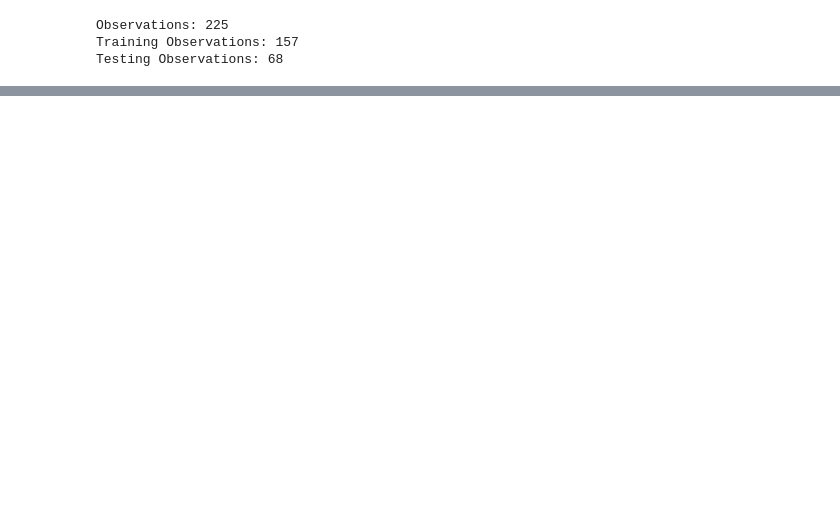
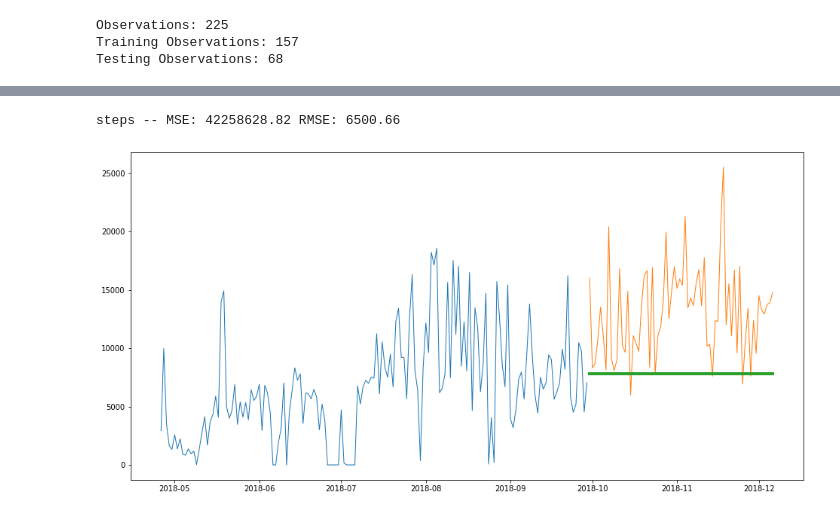
Before and after one commit to Dairy-Time/time-series-project, a Jupyter notebook: Fitbit_Data.ipynb, the cells around one changed output, grey strips where cells are left out. Saved outputs shown, nothing was run; the diff lists cells and outputs as text; code cells hidden in the pictures; blank space fills up the shorter version.

```diff
--- a/Fitbit_Data.ipynb
+++ b/Fitbit_Data.ipynb
@@ -979,0 +923,5 @@ nan
+# %%
+plot_and_eval(target_vars=target_vars, train = train, test = test)
+# %% [output]
+steps -- MSE: 42258628.82 RMSE: 6500.66
+[figure, added]
```
Also changed, not shown: parts of 54 cells of this notebook, 1 other file.
